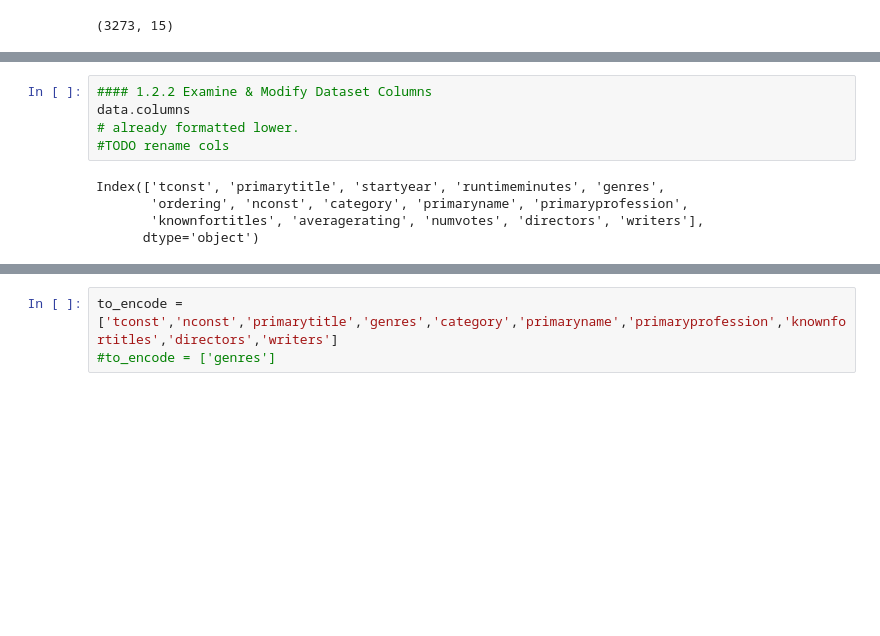
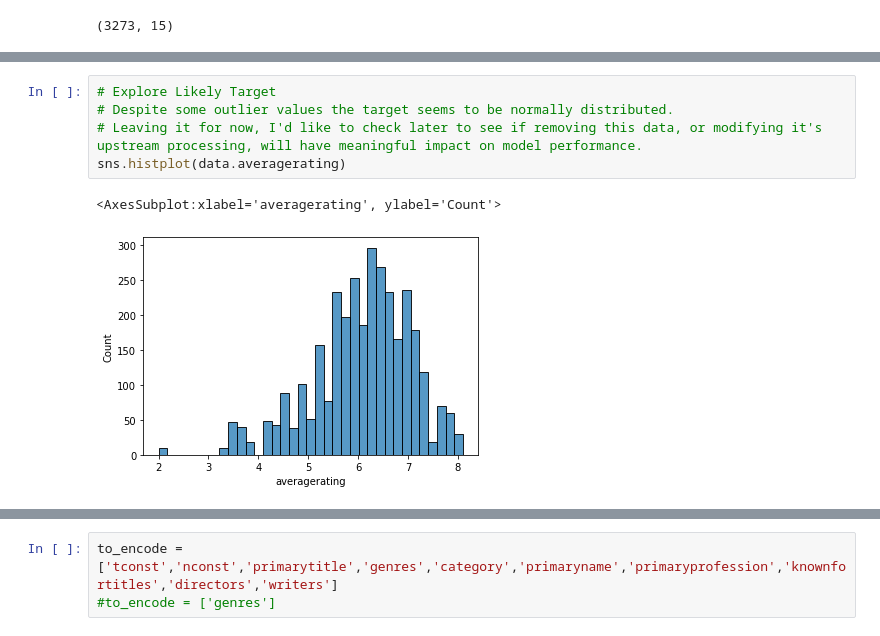
Before and after one commit to 333Kenji/IMDB_KMeans, a Jupyter notebook: Notebooks/KMeans.ipynb, the cells around one changed output, grey strips where cells are left out. Cells and saved outputs as stored; diff of their text form; blank space fills up the shorter version.

```diff
--- a/Notebooks/KMeans.ipynb
+++ b/Notebooks/KMeans.ipynb
@@ -298,11 +367,9 @@ data.shape
 # %%
-#### 1.2.2 Examine & Modify Dataset Columns
-data.columns
-# already formatted lower.
-#TODO rename cols
+# Explore Likely Target
+# Despite some outlier values the target seems to be normally distributed.
+# Leaving it for now, I'd like to check later to see if removing this data, or modifying it's upstream processing, will have meaningful impact on model performance.
+sns.histplot(data.averagerating)
 # %% [output]
-Index(['tconst', 'primarytitle', 'startyear', 'runtimeminutes', 'genres',
-       'ordering', 'nconst', 'category', 'primaryname', 'primaryprofession',
-       'knownfortitles', 'averagerating', 'numvotes', 'directors', 'writers'],
-      dtype='object')
+<AxesSubplot:xlabel='averagerating', ylabel='Count'>
+[figure, added]
 # %%
```
Also changed, not shown: parts of 55 cells of this notebook.
